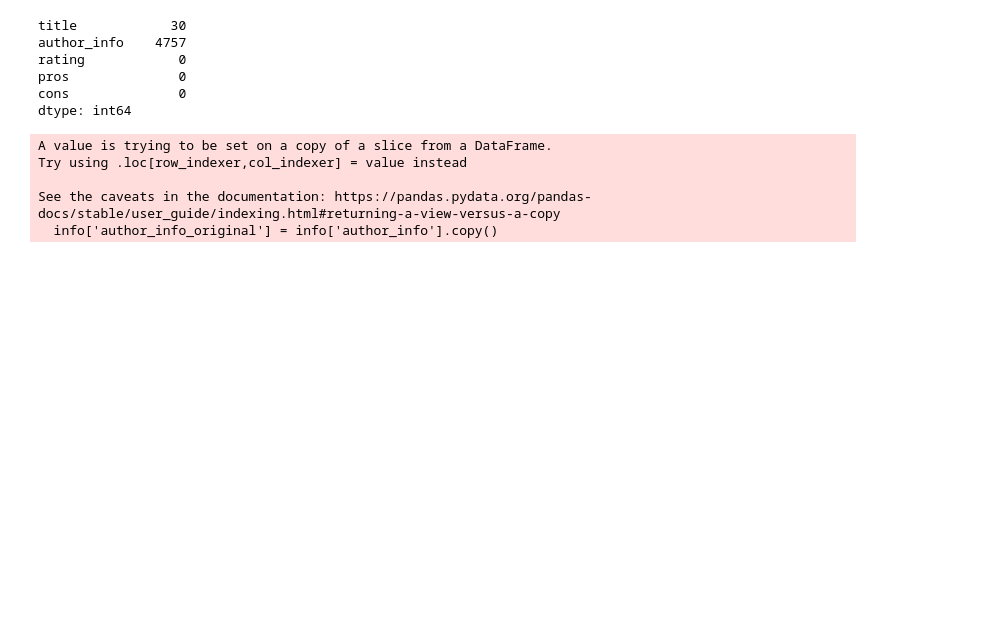
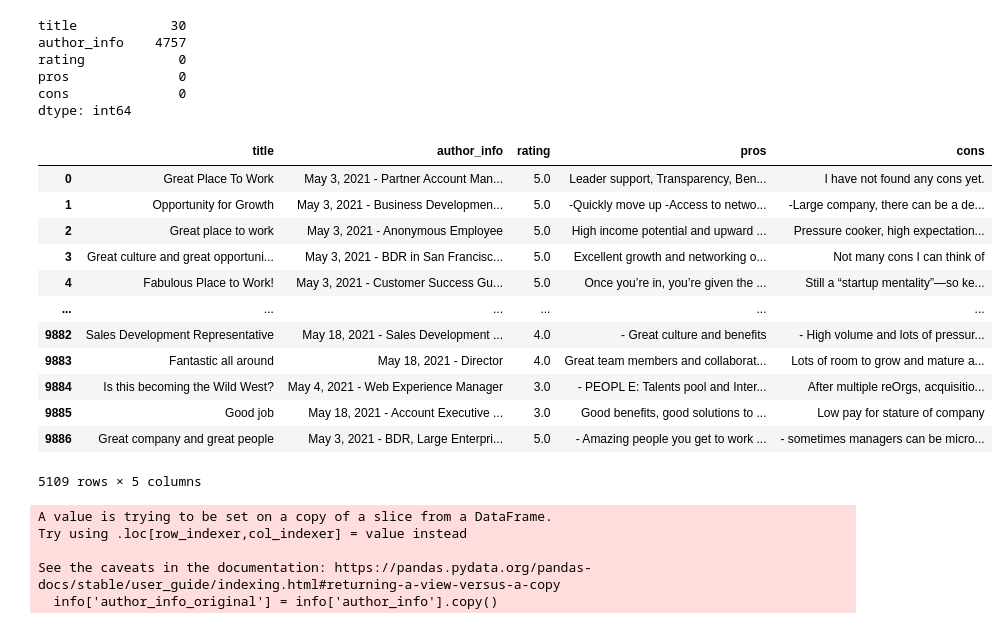
Before and after one commit to hitomi1104/sf_employee_review, a Jupyter notebook: global/EDA.ipynb, the cells around one changed output. Cells and saved outputs as stored; diff of their text form; code cells hidden in the pictures; blank space fills up the shorter version.

```diff
--- a/global/EDA.ipynb
+++ b/global/EDA.ipynb
@@ -123,6 +126,22 @@ cons              0
 dtype: int64
 # %%
 info = df.dropna()
+# %%
+info
+# %% [output]
+|  | title | author_info | rating | pros | cons |
+| 0 | Great Place To Work | May 3, 2021 - Partner Account Man... | 5.0 | Leader support, Transparency, Ben... | I have not found any cons yet. |
+| 1 | Opportunity for Growth | May 3, 2021 - Business Developmen... | 5.0 | -Quickly move up -Access to netwo... | -Large company, there can be a de... |
+| 2 | Great place to work | May 3, 2021 - Anonymous Employee | 5.0 | High income potential and upward ... | Pressure cooker, high expectation... |
+| 3 | Great culture and great opportuni... | May 3, 2021 - BDR in San Francisc... | 5.0 | Excellent growth and networking o... | Not many cons I can think of |
+| 4 | Fabulous Place to Work! | May 3, 2021 - Customer Success Gu... | 5.0 | Once you’re in, you’re given the ... | Still a “startup mentality”—so ke... |
+| ... | ... | ... | ... | ... | ... |
+| 9882 | Sales Development Representative | May 18, 2021 - Sales Development ... | 4.0 | - Great culture and benefits | - High volume and lots of pressur... |
+| 9883 | Fantastic all around | May 18, 2021 - Director | 4.0 | Great team members and collaborat... | Lots of room to grow and mature a... |
+| 9884 | Is this becoming the Wild West? | May 4, 2021 - Web Experience Manager | 3.0 | - PEOPL E: Talents pool and Inter... | After multiple reOrgs, acquisitio... |
+| 9885 | Good job | May 18, 2021 - Account Executive ... | 3.0 | Good benefits, good solutions to ... | Low pay for stature of company |
+| 9886 | Great company and great people | May 3, 2021 - BDR, Large Enterpri... | 5.0 | - Amazing people you get to work ... | - sometimes managers can be micro... |
+5109 rows × 5 columns
 # %%
 info['author_info_original'] = info['author_info'].copy()
 # %% [output]
```
Also changed, not shown: parts of 16 cells of this notebook, 2 other files.
